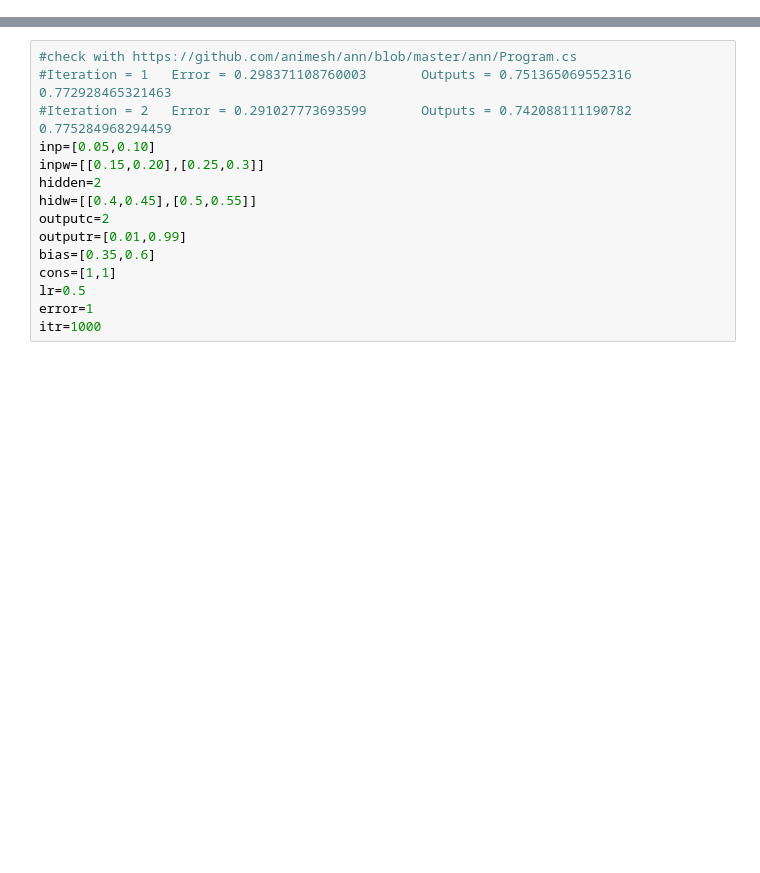
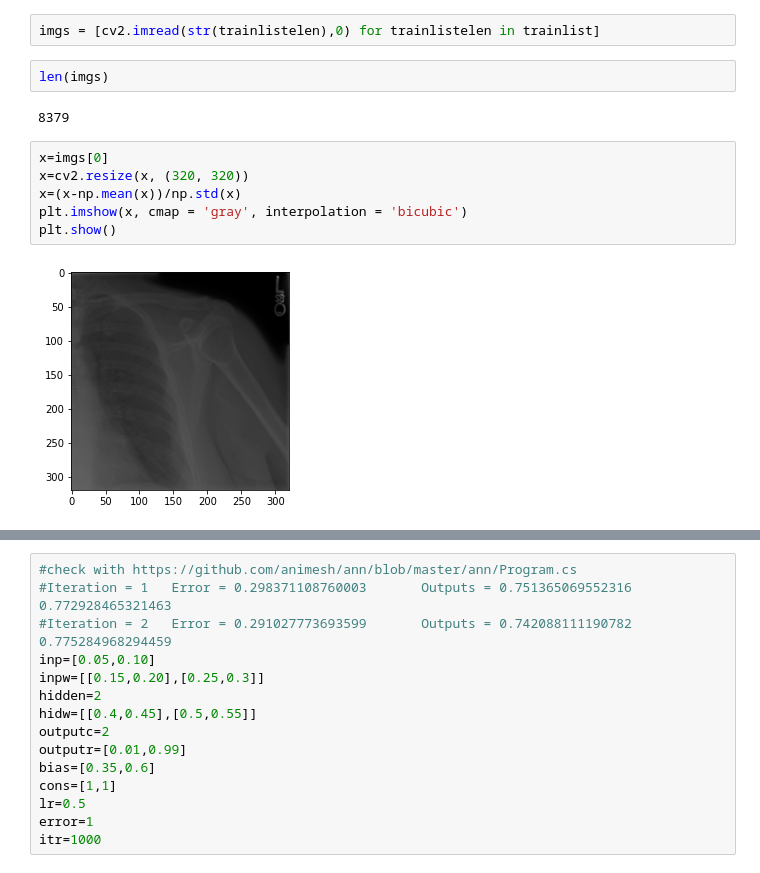
Before and after one commit to animesh/notebooks, a Jupyter notebook: pathImgClassifier.ipynb, the cells around one changed output, grey strips where cells are left out. Cells and saved outputs as stored; diff of their text form; blank space fills up the shorter version.

```diff
--- a/pathImgClassifier.ipynb
+++ b/pathImgClassifier.ipynb
@@ -0,0 +123,14 @@
+# %%
+imgs = [cv2.imread(str(trainlistelen),0) for trainlistelen in trainlist]
+# %%
+len(imgs)
+# %% [output]
+8379
+# %%
+x=imgs[0]
+x=cv2.resize(x, (320, 320))
+x=(x-np.mean(x))/np.std(x)
+plt.imshow(x, cmap = 'gray', interpolation = 'bicubic')
+plt.show()
+# %% [output]
+[figure, added]
```
Also changed, not shown: parts of 16 cells of this notebook.
